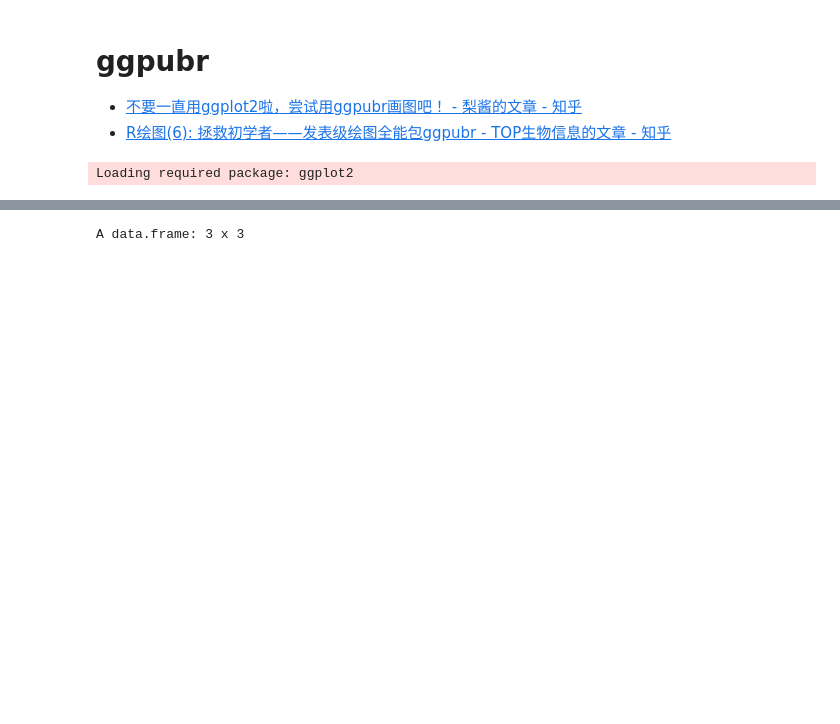
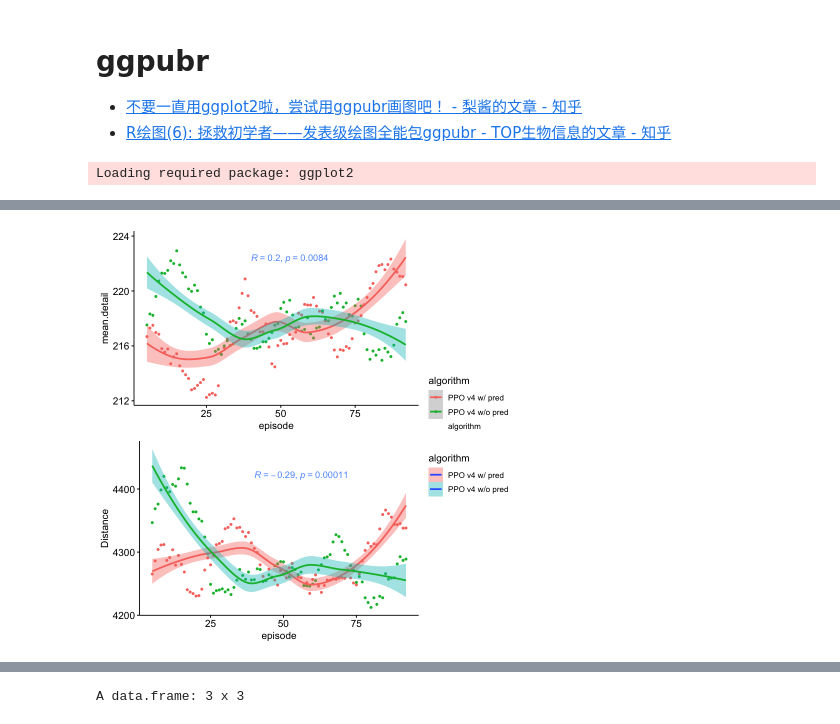
Before and after one commit to JNU-Tangyin/RRO, a Jupyter notebook: figures/ggpubr.ipynb, the cells around one changed output, grey strips where cells are left out. Cells and saved outputs as stored; diff of their text form; code cells hidden in the pictures; blank space fills up the shorter version.

Commit message:
ggpubr

```diff
--- a/figures/ggpubr.ipynb
+++ b/figures/ggpubr.ipynb
@@ -166,0 +153,5 @@ p1/p2
+# %%
+# ggpubr里有ggarrange()可以用
+ggarrange(p1,p2,nrow = 2, common.legend = T,legend = "right")
+# %% [output]
+[figure, added]
```
Also changed, not shown: parts of 6 cells of this notebook, 4 other files.
